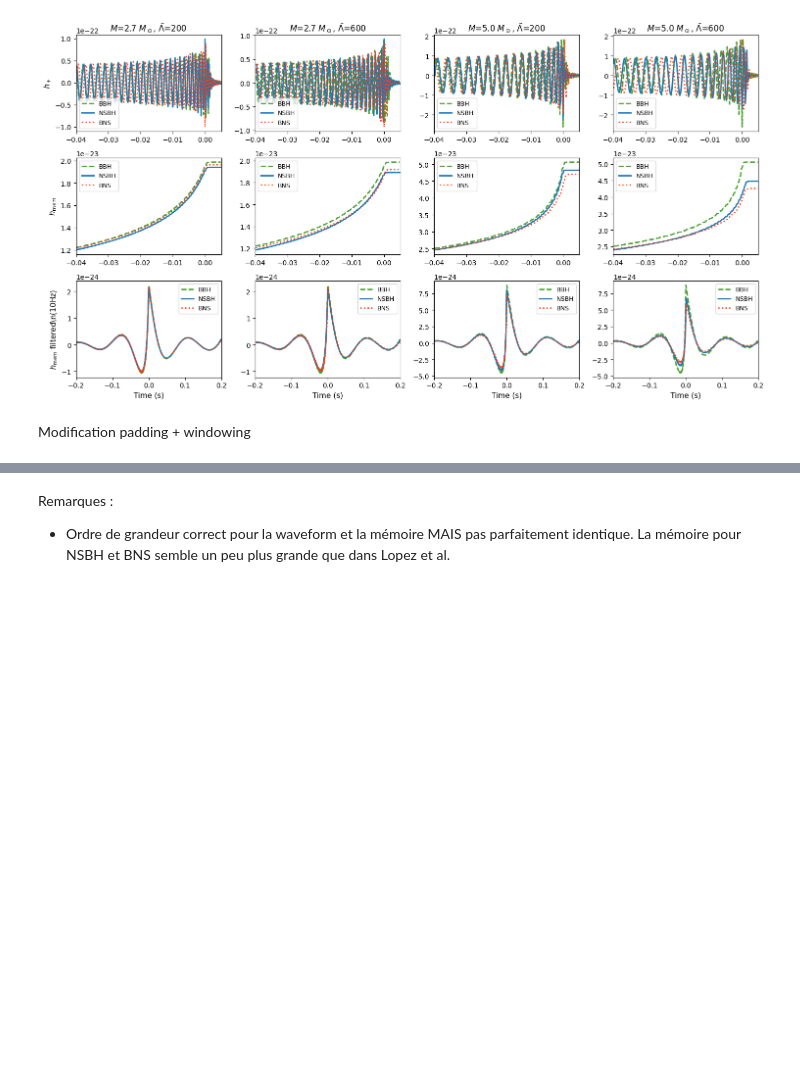
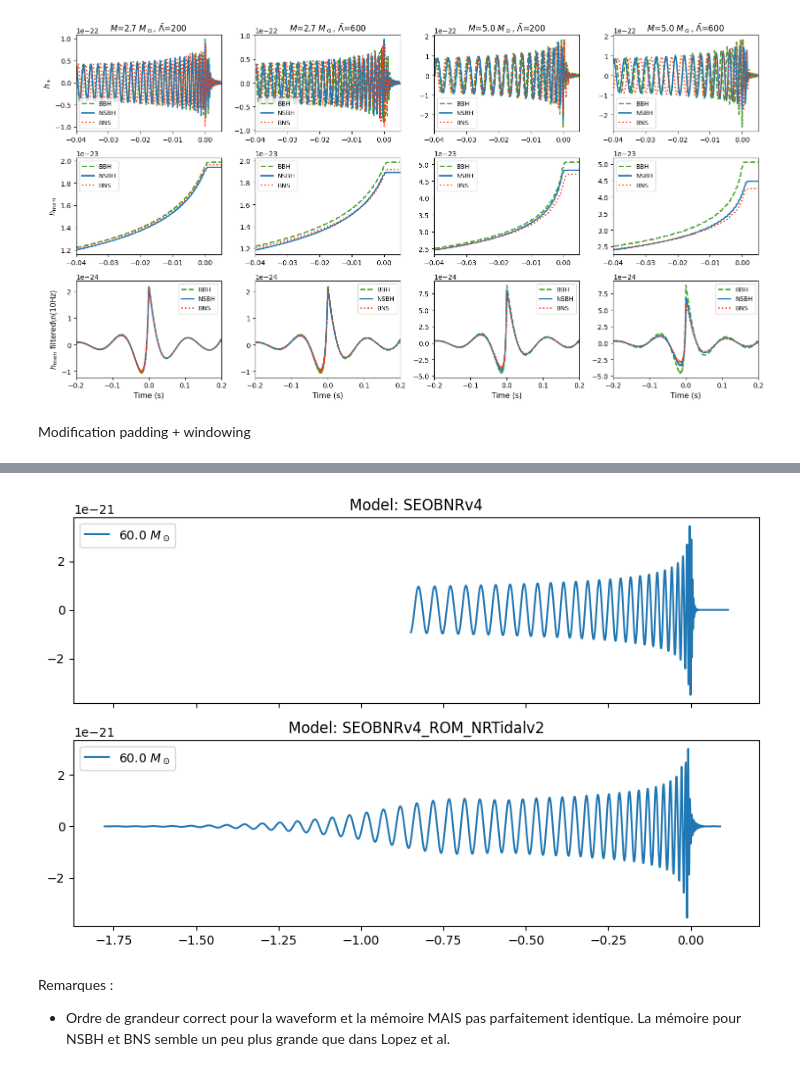
Before and after one commit to ThomasBastro/Memory_effect, a Jupyter notebook: Memory_Lopez/Lopez_reproduction.ipynb, the cells around one changed output, grey strips where cells are left out. Cells and saved outputs as stored; diff of their text form; code cells hidden in the pictures; blank space fills up the shorter version.

```diff
--- a/Memory_Lopez/Lopez_reproduction.ipynb
+++ b/Memory_Lopez/Lopez_reproduction.ipynb
@@ -459,3 +501,32 @@ plt.show()
+# %%
+model_perso_1 = 'SEOBNRv4'
+model_perso_2 = 'SEOBNRv4_ROM_NRTidalv2'
+total_mass = 60.0
+distance = 100.0
+inclination = np.pi/2
+fig, axes = plt.subplots(2,1, figsize=(10,6), sharex=True, height_ratios=[1,1])
+for (model_perso, ax) in zip([model_perso_1, model_perso_2], axes):
+    hp, hc = get_td_waveform(
+            approximant=model_perso,
+            mass1=total_mass/2., mass2=total_mass/2.,
+            lambda1=0, lambda2=0,
+            delta_t=1.0/4096,
+            f_lower=20.,
+            distance=distance,
+            inclination=inclination,
+            tc=0.0,
+            spin_1z=0.0, spin_2z=0.0,
+            spin_1y=0.0, spin_2y=0.0,
+            spin_1x=0.0, spin_2x=0.0,
+            phase = 0.0
+        )
+
+    ax.plot(hp.sample_times, hp, label=f'{total_mass} $M_\\odot$')
+    ax.legend(loc = 'best')
+    ax.set_title(f'Model: {model_perso}')
+plt.show()
+# %% [output]
+[figure, added]
 # %% [markdown]
 Remarques :
 - Ordre de grandeur correct pour la waveform et la mémoire MAIS pas parfaitement identique. La mémoire pour NSBH et BNS semble un peu plus grande que dans Lopez et al.
```
Also changed, not shown: parts of 7 cells of this notebook, 1 other file.
